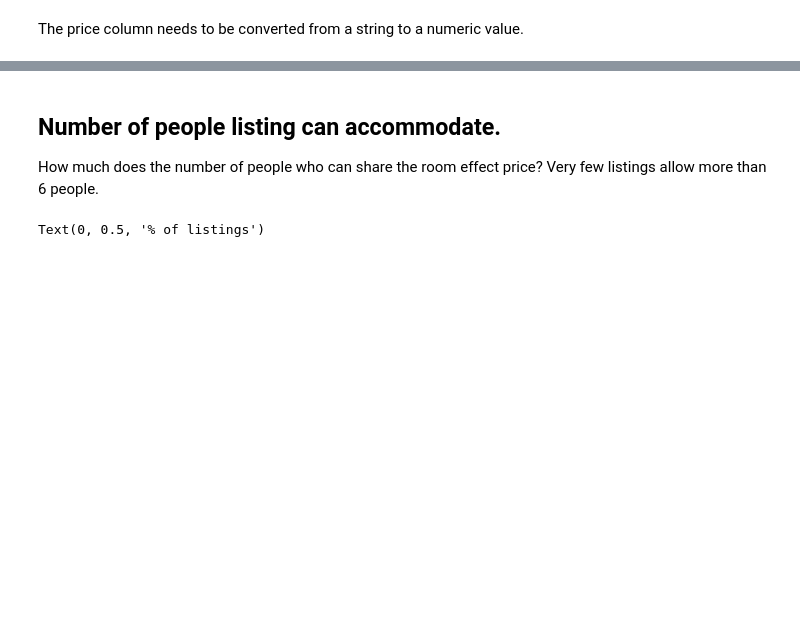
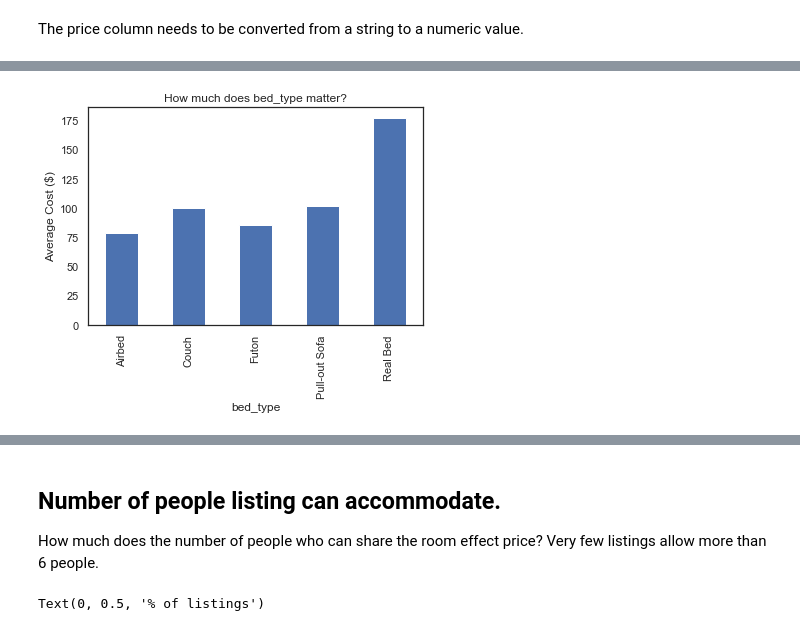
Before and after one commit to ablaikie103/airbnb-analysis, a Jupyter notebook: PriceFactors.ipynb, the cells around one changed output, grey strips where cells are left out. Cells and saved outputs as stored; diff of their text form; code cells hidden in the pictures; blank space fills up the shorter version.

```diff
--- a/PriceFactors.ipynb
+++ b/PriceFactors.ipynb
@@ -97,0 +127,4 @@ plt.ylabel("Average Cost ($)");
+# %%
+plot_mean_price(listings_df, 'bed_type')
+# %% [output]
+[figure, added]
```
Also changed, not shown: parts of 65 cells of this notebook.
